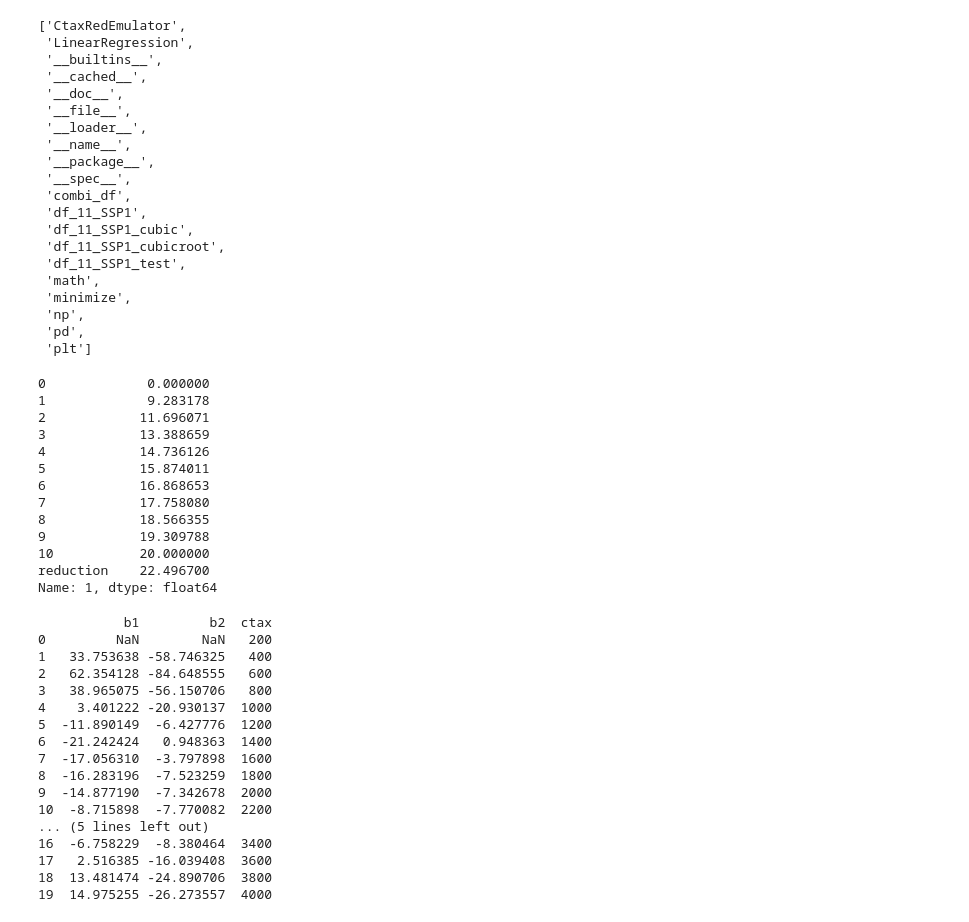
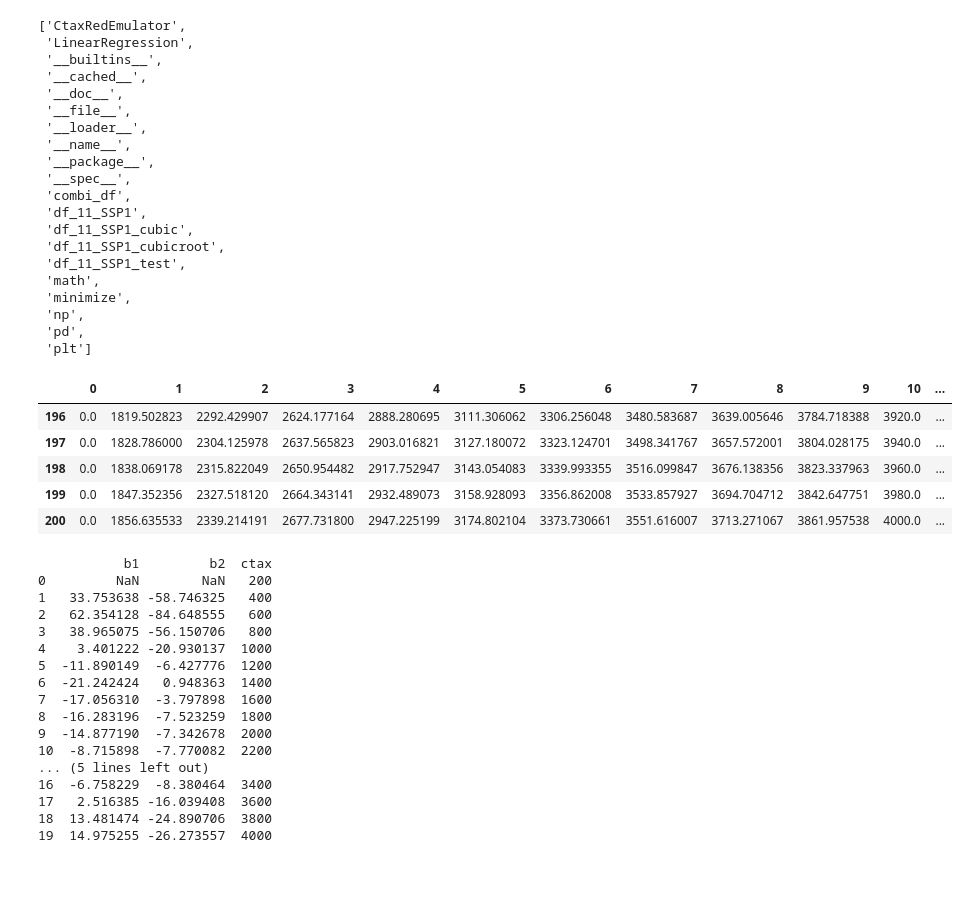
Before and after one commit to TVHTE/PBL_Code, a Jupyter notebook: Emulator/main.ipynb, the cells around one changed output. Saved outputs shown, nothing was run; the diff lists cells and outputs as text; code cells hidden in the pictures; blank space fills up the shorter version.

```diff
--- a/Emulator/main.ipynb
+++ b/Emulator/main.ipynb
@@ -57,37 +60,30 @@ STEPSIZE_CTAX_PATH = 1  # stepsize the ctax path consists of so if 2 than 2,4,6.
 # %%
 """
 prepare data using prepare_df
 
-input: MAC sets (df), YEAR, REGION
+input: MAC sets (df), YEAR, REGION, STEPSIZE
 
-output: ctax paths with reduction list of lists
+output: ctax paths with reduction
 """
 
 reload(prepare_data)
 
 lin_reduction = prepare_data.reduction_df(df_linear, YEAR, REGION)
 cubic_reduction = prepare_data.reduction_df(df_cubic, YEAR, REGION)
 root_reduction = prepare_data.reduction_df(df_cubicroot, YEAR, REGION)
 
 lin_paths = prepare_data.find_path(lin_reduction, STEPSIZE_CTAX_PATH, 'linear')
 cubic_paths = prepare_data.find_path(cubic_reduction, STEPSIZE_CTAX_PATH, 'cubic')
 root_paths = prepare_data.find_path(root_reduction, STEPSIZE_CTAX_PATH, 'cubicroot')
 
-root_paths.loc[1]
+root_paths.tail()
 # %% [output]
-0             0.000000
-1             9.283178
-2            11.696071
-3            13.388659
-4            14.736126
-5            15.874011
-6            16.868653
-7            17.758080
-8            18.566355
-9            19.309788
-10           20.000000
-reduction    22.496700
-Name: 1, dtype: float64
+|  | 0 | 1 | 2 | 3 | 4 | 5 | 6 | 7 | 8 | 9 | 10 | ... |
+| 196 | 0.0 | 1819.502823 | 2292.429907 | 2624.177164 | 2888.280695 | 3111.306062 | 3306.256048 | 3480.583687 | 3639.005646 | 3784.718388 | 3920.0 | ... |
+| 197 | 0.0 | 1828.786000 | 2304.125978 | 2637.565823 | 2903.016821 | 3127.180072 | 3323.124701 | 3498.341767 | 3657.572001 | 3804.028175 | 3940.0 | ... |
+| 198 | 0.0 | 1838.069178 | 2315.822049 | 2650.954482 | 2917.752947 | 3143.054083 | 3339.993355 | 3516.099847 | 3676.138356 | 3823.337963 | 3960.0 | ... |
+| 199 | 0.0 | 1847.352356 | 2327.518120 | 2664.343141 | 2932.489073 | 3158.928093 | 3356.862008 | 3533.857927 | 3694.704712 | 3842.647751 | 3980.0 | ... |
+| 200 | 0.0 | 1856.635533 | 2339.214191 | 2677.731800 | 2947.225199 | 3174.802104 | 3373.730661 | 3551.616007 | 3713.271067 | 3861.957538 | 4000.0 | ... |
 # %%
 """
 train prepared dataframe
```
Also changed, not shown: parts of 7 cells of this notebook, 2 other files.
